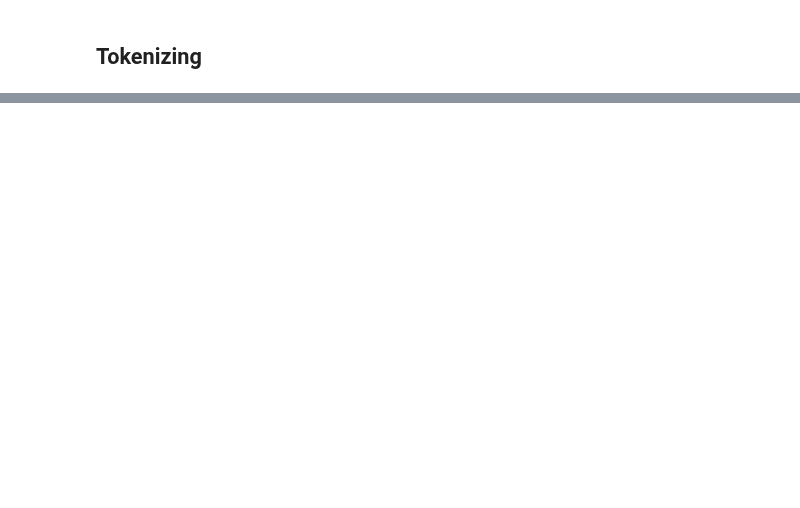
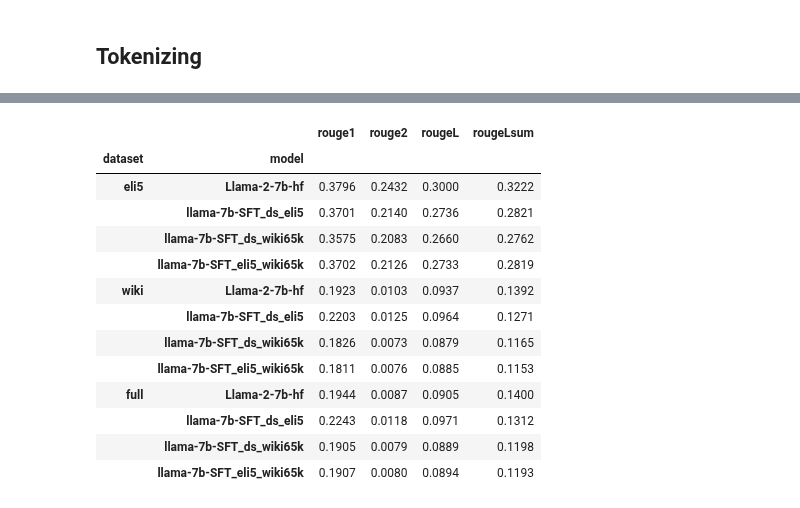
Before and after one commit to david-meltzer/LLMs, a Jupyter notebook: training/david/SFT/colab_SFT_QA.ipynb, the cells around one changed output, grey strips where cells are left out. Saved outputs shown, nothing was run; the diff lists cells and outputs as text; code cells hidden in the pictures; blank space fills up the shorter version.

```diff
--- a/training/david/SFT/colab_SFT_QA.ipynb
+++ b/training/david/SFT/colab_SFT_QA.ipynb
@@ -337,0 +2068,26 @@ Requirement already satisfied: tokenizers in /usr/local/lib/python3.10/dist-pack
+# %%
+df_rouge = pd.read_csv('./llama-2-7b-inference/rouge.csv')
+df_rouge.columns = [col.split('.')[0].split('_1024')[0]
+                    for col in df_rouge.columns]
+df_rouge = df_rouge.T.reset_index()
+df_rouge.iloc[0,1] = 'dataset'
+df_rouge.columns = df_rouge.iloc[0,:]
+df_rouge = df_rouge.iloc[1:,:].rename(columns={"Unnamed: 0":'model'})
+df_rouge = df_rouge.set_index(['model','dataset'])
+df_rouge = df_rouge.swaplevel().unstack().loc[['eli5','wiki','full']].stack()
+df_rouge.applymap(lambda x:np.round(eval(x),4))
+# %% [output]
+|  |  | rouge1 | rouge2 | rougeL | rougeLsum |
+| dataset | model |  |  |  |  |
+| eli5 | Llama-2-7b-hf | 0.3796 | 0.2432 | 0.3000 | 0.3222 |
+|  | llama-7b-SFT_ds_eli5 | 0.3701 | 0.2140 | 0.2736 | 0.2821 |
+|  | llama-7b-SFT_ds_wiki65k | 0.3575 | 0.2083 | 0.2660 | 0.2762 |
+|  | llama-7b-SFT_eli5_wiki65k | 0.3702 | 0.2126 | 0.2733 | 0.2819 |
+| wiki | Llama-2-7b-hf | 0.1923 | 0.0103 | 0.0937 | 0.1392 |
+|  | llama-7b-SFT_ds_eli5 | 0.2203 | 0.0125 | 0.0964 | 0.1271 |
+|  | llama-7b-SFT_ds_wiki65k | 0.1826 | 0.0073 | 0.0879 | 0.1165 |
+|  | llama-7b-SFT_eli5_wiki65k | 0.1811 | 0.0076 | 0.0885 | 0.1153 |
+| full | Llama-2-7b-hf | 0.1944 | 0.0087 | 0.0905 | 0.1400 |
+|  | llama-7b-SFT_ds_eli5 | 0.2243 | 0.0118 | 0.0971 | 0.1312 |
+|  | llama-7b-SFT_ds_wiki65k | 0.1905 | 0.0079 | 0.0889 | 0.1198 |
+|  | llama-7b-SFT_eli5_wiki65k | 0.1907 | 0.0080 | 0.0894 | 0.1193 |
```
Also changed, not shown: parts of 240 cells of this notebook.
